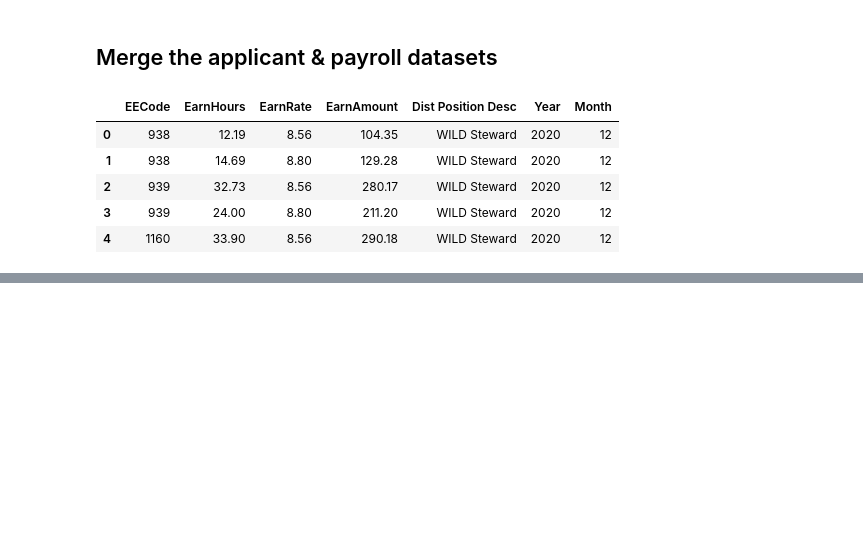
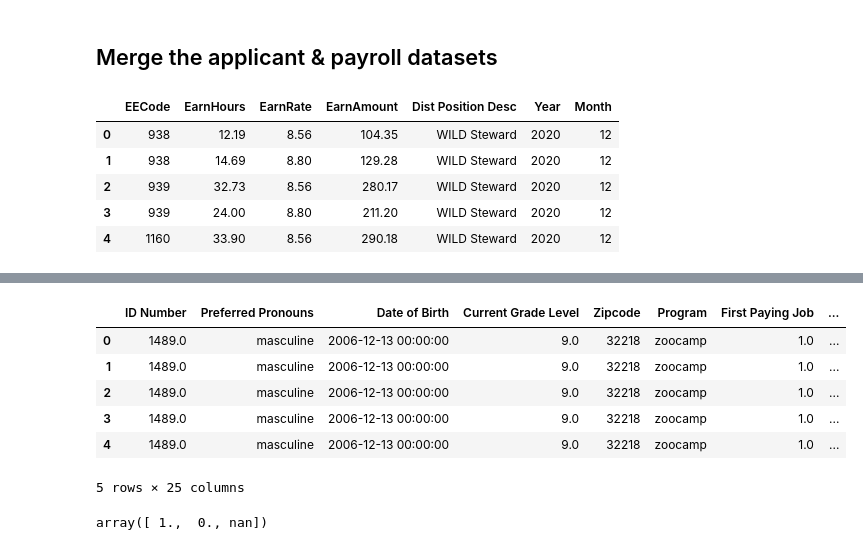
Before and after one commit to Ruthless-Raven/W.I.L.D-ZOO-CAPSTONE-, a Jupyter notebook: code/data cleaning.ipynb, the cells around one changed output, grey strips where cells are left out. Drawn from its saved outputs; the diff is of its cells as text; code cells hidden in the pictures; blank space fills up the shorter version.

```diff
--- a/code/data cleaning.ipynb
+++ b/code/data cleaning.ipynb
@@ -594,0 +609,16 @@ full_data.to_csv("../data/full_dataset.csv", index=False)
+# %%
+full_data['Speaking in front of a crowd rate'].fillna(2)
+full_data['Speaking in front of a crowd rate'] = full_data['Speaking in front of a crowd rate'].map({'comfortable':1,'uncomfortable':0})
+full_data.head()
+# %% [output]
+|  | ID Number | Preferred Pronouns | Date of Birth | Current Grade Level | Zipcode | Program | First Paying Job | ... |
+| 0 | 1489.0 | masculine | 2006-12-13 00:00:00 | 9.0 | 32218 | zoocamp | 1.0 | ... |
+| 1 | 1489.0 | masculine | 2006-12-13 00:00:00 | 9.0 | 32218 | zoocamp | 1.0 | ... |
+| 2 | 1489.0 | masculine | 2006-12-13 00:00:00 | 9.0 | 32218 | zoocamp | 1.0 | ... |
+| 3 | 1489.0 | masculine | 2006-12-13 00:00:00 | 9.0 | 32218 | zoocamp | 1.0 | ... |
+| 4 | 1489.0 | masculine | 2006-12-13 00:00:00 | 9.0 | 32218 | zoocamp | 1.0 | ... |
+5 rows × 25 columns
+# %%
+full_data['Speaking in front of a crowd rate'].unique()
+# %% [output]
+array([ 1.,  0., nan])
```
Also changed, not shown: parts of 5 cells of this notebook.
